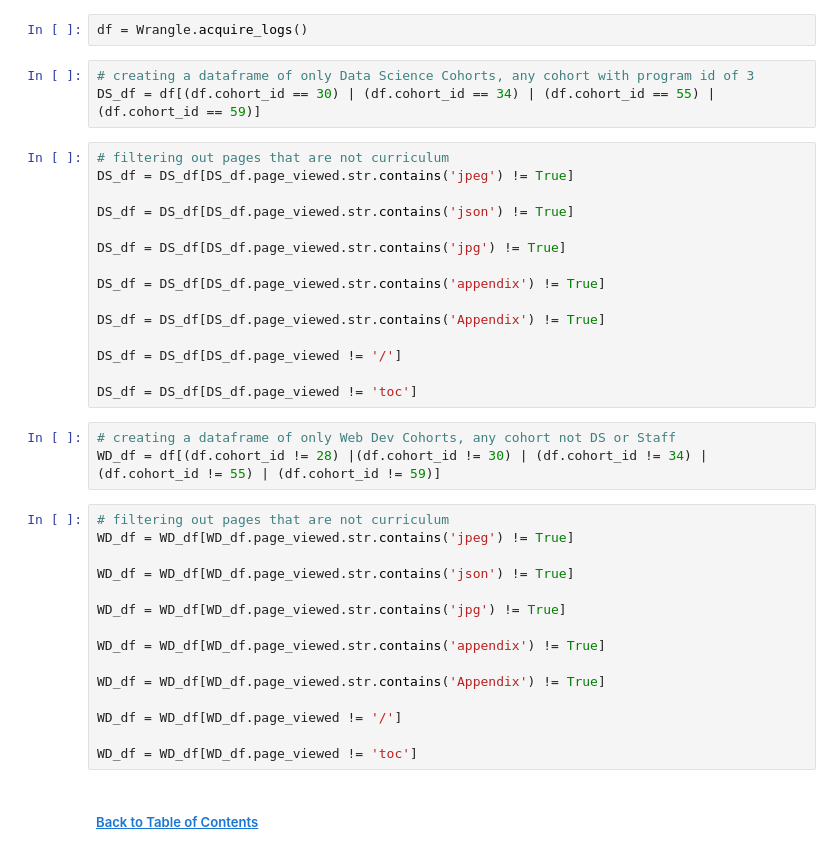
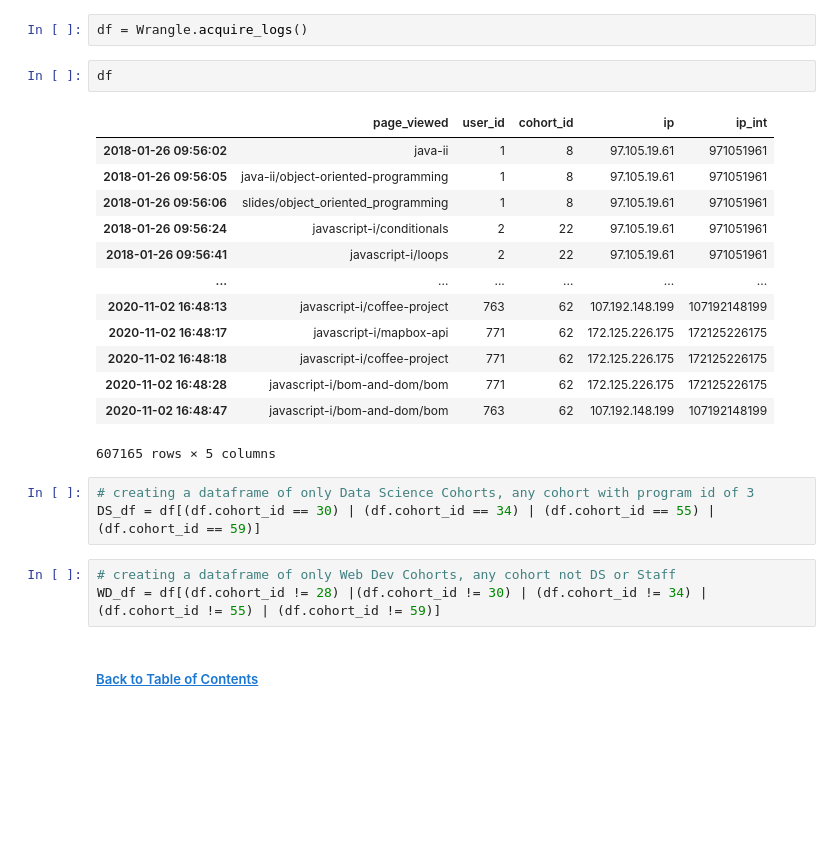
Before and after one commit to ThompsonBethany01/Analyzing-Web-Logs, a Jupyter notebook: Data_Analysis.ipynb, the cells around one changed output. Drawn from its saved outputs; the diff is of its cells as text; blank space fills up the shorter version.

```diff
--- a/Data_Analysis.ipynb
+++ b/Data_Analysis.ipynb
@@ -78,42 +78,28 @@ import seaborn as sns
 import Wrangle
 # %%
 df = Wrangle.acquire_logs()
+# %%
+df
+# %% [output]
+|  | page_viewed | user_id | cohort_id | ip | ip_int |
+| 2018-01-26 09:56:02 | java-ii | 1 | 8 | 97.105.19.61 | 971051961 |
+| 2018-01-26 09:56:05 | java-ii/object-oriented-programming | 1 | 8 | 97.105.19.61 | 971051961 |
+| 2018-01-26 09:56:06 | slides/object_oriented_programming | 1 | 8 | 97.105.19.61 | 971051961 |
+| 2018-01-26 09:56:24 | javascript-i/conditionals | 2 | 22 | 97.105.19.61 | 971051961 |
+| 2018-01-26 09:56:41 | javascript-i/loops | 2 | 22 | 97.105.19.61 | 971051961 |
+| ... | ... | ... | ... | ... | ... |
+| 2020-11-02 16:48:13 | javascript-i/coffee-project | 763 | 62 | 107.192.148.199 | 107192148199 |
+| 2020-11-02 16:48:17 | javascript-i/mapbox-api | 771 | 62 | 172.125.226.175 | 172125226175 |
+| 2020-11-02 16:48:18 | javascript-i/coffee-project | 771 | 62 | 172.125.226.175 | 172125226175 |
+| 2020-11-02 16:48:28 | javascript-i/bom-and-dom/bom | 771 | 62 | 172.125.226.175 | 172125226175 |
+| 2020-11-02 16:48:47 | javascript-i/bom-and-dom/bom | 763 | 62 | 107.192.148.199 | 107192148199 |
+607165 rows × 5 columns
 # %%
 # creating a dataframe of only Data Science Cohorts, any cohort with program id of 3
 DS_df = df[(df.cohort_id == 30) | (df.cohort_id == 34) | (df.cohort_id == 55) | (df.cohort_id == 59)]
-# %%
-# filtering out pages that are not curriculum
-DS_df = DS_df[DS_df.page_viewed.str.contains('jpeg') != True]
-
-DS_df = DS_df[DS_df.page_viewed.str.contains('json') != True]
-
-DS_df = DS_df[DS_df.page_viewed.str.contains('jpg') != True]
-
-DS_df = DS_df[DS_df.page_viewed.str.contains('appendix') != True]
-
-DS_df = DS_df[DS_df.page_viewed.str.contains('Appendix') != True]
-
-DS_df = DS_df[DS_df.page_viewed != '/']
-
-DS_df = DS_df[DS_df.page_viewed != 'toc']
 # %%
 # creating a dataframe of only Web Dev Cohorts, any cohort not DS or Staff
 WD_df = df[(df.cohort_id != 28) |(df.cohort_id != 30) | (df.cohort_id != 34) | (df.cohort_id != 55) | (df.cohort_id != 59)]
-# %%
-# filtering out pages that are not curriculum
-WD_df = WD_df[WD_df.page_viewed.str.contains('jpeg') != True]
-
-WD_df = WD_df[WD_df.page_viewed.str.contains('json') != True]
-
-WD_df = WD_df[WD_df.page_viewed.str.contains('jpg') != True]
-
-WD_df = WD_df[WD_df.page_viewed.str.contains('appendix') != True]
-
-WD_df = WD_df[WD_df.page_viewed.str.contains('Appendix') != True]
-
-WD_df = WD_df[WD_df.page_viewed != '/']
-
-WD_df = WD_df[WD_df.page_viewed != 'toc']
 # %% [markdown]
 ##### [Back to Table of Contents](#top-bullet)
 # %% [markdown]
```
Also changed, not shown: parts of 28 cells of this notebook, 1 other file.
